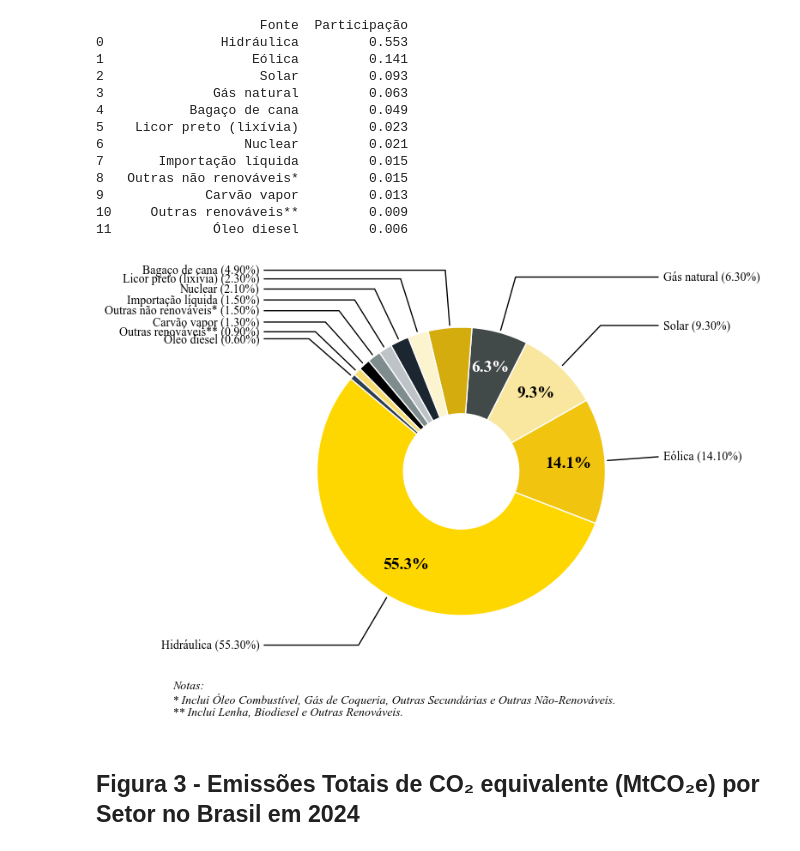
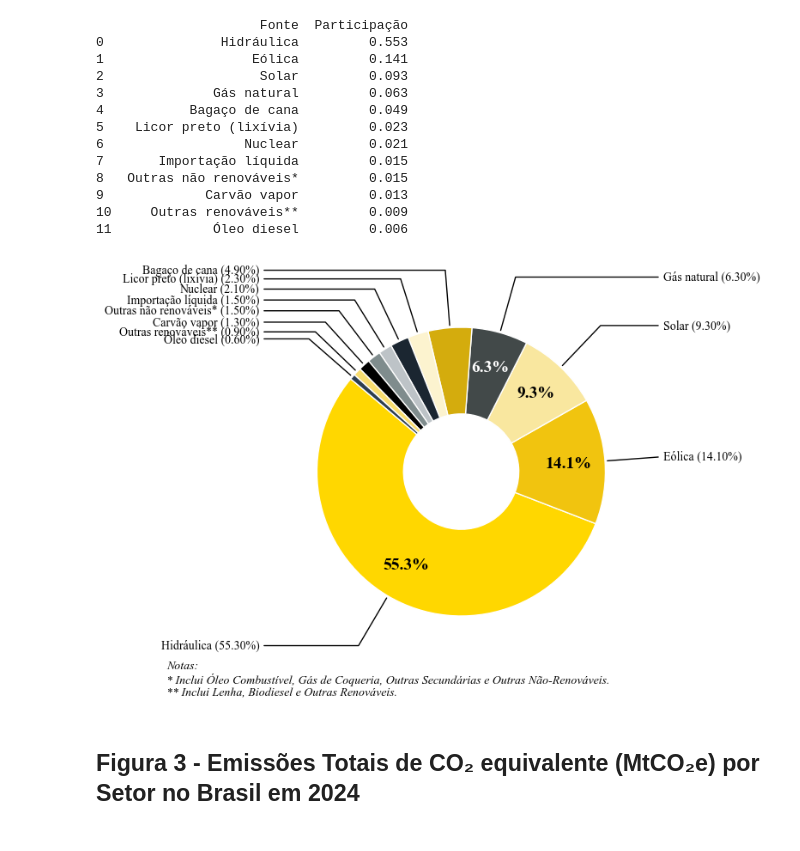
Before and after one commit to noguilhermee/mip-energia, a Jupyter notebook: app/Initial Plots.ipynb, the cells around one changed output. Drawn from its saved outputs; the diff is of its cells as text; code cells hidden in the pictures.

```diff
--- a/app/Initial Plots.ipynb
+++ b/app/Initial Plots.ipynb
@@ -157,35 +204,35 @@ for i, p in enumerate(wedges):
                 arrowprops=dict(arrowstyle="-", color='black',
                                 connectionstyle=f"angle,angleA=0,angleB={ang}"),
                 fontsize=TAMANHO_FONTE)
 
     # Porcentagem Interna (> 5%) com contraste automático
     if df_2.iloc[i]['Participação'] > 0.05:
         pos_y, pos_x = 0.75 * np.sin(np.deg2rad(ang)), 0.75 * np.cos(np.deg2rad(ang))
         cor_fatia = colors[i].upper()
         cor_texto = 'white' if cor_fatia in ['#000000', '#424949', '#1B2631', '#2C3E50'] else 'black'
 
         ax.text(pos_x, pos_y, f"{df_2.iloc[i]['Participação']*100:.1f}%",
                 ha='center', va='center', color=cor_texto, fontweight='bold', fontsize=TAMANHO_FONTE+4)
 
 # plt.title("Figura 2 - Oferta Interna de Energia Elétrica por Fonte, em 2024", fontsize=TAMANHO_FONTE+4, fontweight='normal', pad=60, family='serif')
 # fig.text(0.5, 0.1, "Fonte: Elaboração própria a partir de EPE (2025)", ha='center', fontsize=TAMANHO_FONTE+4, family='serif', style='italic')
 fig.text(
-    0.02, 0.02,
+    0.01, 0.06,
     "Notas:\n"
     "* Inclui Óleo Combustível, Gás de Coqueria, Outras Secundárias e Outras Não-Renováveis.\n"
     "** Inclui Lenha, Biodiesel e Outras Renováveis.",
     ha='left',
     va='bottom',
     fontsize=TAMANHO_FONTE,
     family='serif',
     style='italic'
 )
 
 plt.subplots_adjust(left=0.2, right=0.8, top=0.85, bottom=0.15)
 plt.savefig('../data/graphs/oie-eletrica-2024.pdf', dpi=300, bbox_inches='tight')
 plt.show()
 # %% [output]
-[figure, old version]
+[figure, new version]
 # %% [markdown]
 ## Figura 3 - Emissões Totais de CO₂ equivalente (MtCO₂e) por Setor no Brasil em 2024
 # %%
```
Also changed, not shown: parts of 7 cells of this notebook, 20 other files.
